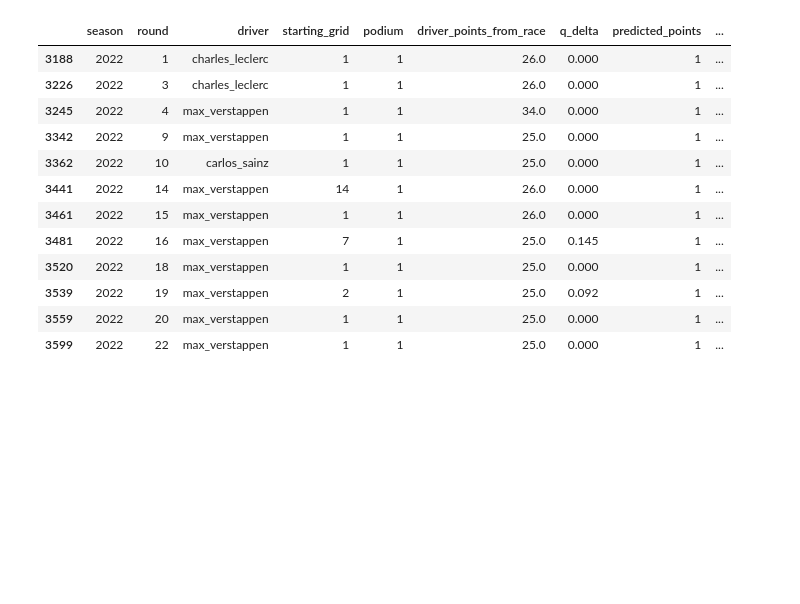
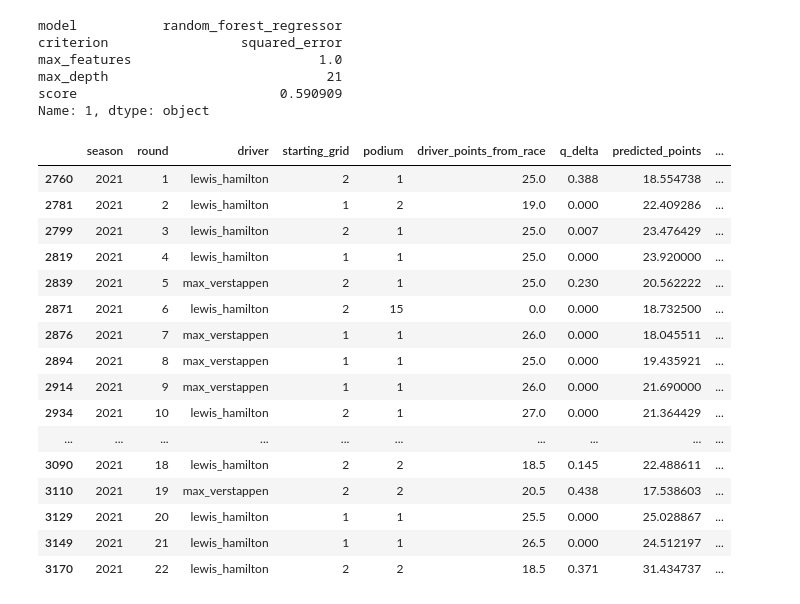
Before and after one commit to ollyjc99/f1-analytics, a Jupyter notebook: data modelling/predictions/RFR.ipynb, the cells around one changed output. Cells and saved outputs as stored; diff of their text form; code cells hidden in the pictures; blank space fills up the shorter version.

Commit message:
Testing predictions

```diff
--- a/data modelling/predictions/RFR.ipynb
+++ b/data modelling/predictions/RFR.ipynb
@@ -34,10 +35,7 @@ scaler = StandardScaler()
 
 X_train = train.drop([
         'season', 'round',
-        'podium',
-        'driver_points_from_race',
-        'constructor_points_from_race',
-        'driver_points_before_race'], axis=1)
+        'podium','driver_points_from_race'], axis=1)
 X_train = pd.DataFrame(scaler.fit_transform(X_train), columns=X_train.columns)
 
 y_train = np.asarray(train.driver_points_from_race.values)
@@ -67,10 +65,7 @@ def get_predictions(X_train, y_train, model):
         test = df[(df.season == N) & (df['round'] == circuit)]
         X_test = test.drop([
             'season', 'round',
-            'podium',
-            'driver_points_from_race',
-            'constructor_points_from_race',
-            'driver_points_before_race'], axis=1)
+            'podium','driver_points_from_race'], axis=1)
         y_test = test.driver_points_from_race
 
         #scaling
@@ -83,8 +78,8 @@ def get_predictions(X_train, y_train, model):
         prediction_df['predicted_winner'] = prediction_df.predicted_points.map(lambda x: 1 if x == prediction_df.predicted_points.max() else 0)
         prediction_df['actual_winner'] = prediction_df.actual_points.map(lambda x: 1 if x == prediction_df.actual_points.max() else 0)
 
-        points += list(prediction_df.predicted_winner.values)
-        winners += list(prediction_df.predicted_points.values)
+        points += list(prediction_df.predicted_points.values)
+        winners += list(prediction_df.predicted_winner.values)
 
         # Retrain model
         X_train = pd.concat([X_train, X_test])
@@ -97,39 +101,48 @@ def get_predictions(X_train, y_train, model):
+# %%
+params = parameters.iloc[1]
+criterion = params.criterion
+max_features = params.max_features
+max_depth = params.max_depth
+
+params
+# %% [output]
+model           random_forest_regressor
+criterion                 squared_error
+max_features                        1.0
+max_depth                            21
+score                          0.590909
+Name: 1, dtype: object
 # %%
 # Random Forest Regressor
 
 test = processed.copy()
 test = test[['season', 'round', 'driver', 'starting_grid', 'podium', 'driver_points_from_race', 'q_delta']].query('season ==@N')
 
-params={'criterion': ['squared_error'],
-        'max_features': [1.0],
-        'max_depth': [7]
-        }
+model_params = (criterion, max_features, max_depth)
+model = RandomForestRegressor(criterion=criterion, max_features=max_features, max_depth=max_depth)
+model.fit(X_train, y_train)
 
-for criterion in params['criterion']:
-    for max_features in params['max_features']:
-        for max_depth in params['max_depth']:
+points, winner = get_predictions(X_train, y_train, model)
 
-            model_params = (criterion, max_features, max_depth)
-            model = RandomForestRegressor(criterion=criterion, max_features=max_features, max_depth=max_depth)
-            model.fit(X_train, y_train)
-
-            points, winner = get_predictions(X_train, y_train, model)
-
-            test['predicted_points'] = points
-            test['predicted_winner'] = winner
+test['predicted_points'] = points
+test['predicted_winner'] = winner
 # %%
-test.query('predicted_points == 1 & podium == 1')
+test.query('predicted_winner == 1')
 # %% [output]
 |  | season | round | driver | starting_grid | podium | driver_points_from_race | q_delta | predicted_points | ... |
-| 3188 | 2022 | 1 | charles_leclerc | 1 | 1 | 26.0 | 0.000 | 1 | ... |
-| 3226 | 2022 | 3 | charles_leclerc | 1 | 1 | 26.0 | 0.000 | 1 | ... |
-| 3245 | 2022 | 4 | max_verstappen | 1 | 1 | 34.0 | 0.000 | 1 | ... |
-| 3342 | 2022 | 9 | max_verstappen | 1 | 1 | 25.0 | 0.000 | 1 | ... |
-| 3362 | 2022 | 10 | carlos_sainz | 1 | 1 | 25.0 | 0.000 | 1 | ... |
-| 3441 | 2022 | 14 | max_verstappen | 14 | 1 | 26.0 | 0.000 | 1 | ... |
-| 3461 | 2022 | 15 | max_verstappen | 1 | 1 | 26.0 | 0.000 | 1 | ... |
-| 3481 | 2022 | 16 | max_verstappen | 7 | 1 | 25.0 | 0.145 | 1 | ... |
-| 3520 | 2022 | 18 | max_verstappen | 1 | 1 | 25.0 | 0.000 | 1 | ... |
-| 3539 | 2022 | 19 | max_verstappen | 2 | 1 | 25.0 | 0.092 | 1 | ... |
-| 3559 | 2022 | 20 | max_verstappen | 1 | 1 | 25.0 | 0.000 | 1 | ... |
-| 3599 | 2022 | 22 | max_verstappen | 1 | 1 | 25.0 | 0.000 | 1 | ... |
+| 2760 | 2021 | 1 | lewis_hamilton | 2 | 1 | 25.0 | 0.388 | 18.554738 | ... |
+| 2781 | 2021 | 2 | lewis_hamilton | 1 | 2 | 19.0 | 0.000 | 22.409286 | ... |
+| 2799 | 2021 | 3 | lewis_hamilton | 2 | 1 | 25.0 | 0.007 | 23.476429 | ... |
+| 2819 | 2021 | 4 | lewis_hamilton | 1 | 1 | 25.0 | 0.000 | 23.920000 | ... |
+| 2839 | 2021 | 5 | max_verstappen | 2 | 1 | 25.0 | 0.230 | 20.562222 | ... |
+| 2871 | 2021 | 6 | lewis_hamilton | 2 | 15 | 0.0 | 0.000 | 18.732500 | ... |
+| 2876 | 2021 | 7 | max_verstappen | 1 | 1 | 26.0 | 0.000 | 18.045511 | ... |
+| 2894 | 2021 | 8 | max_verstappen | 1 | 1 | 25.0 | 0.000 | 19.435921 | ... |
+| 2914 | 2021 | 9 | max_verstappen | 1 | 1 | 26.0 | 0.000 | 21.690000 | ... |
+| 2934 | 2021 | 10 | lewis_hamilton | 2 | 1 | 27.0 | 0.000 | 21.364429 | ... |
+| ... | ... | ... | ... | ... | ... | ... | ... | ... | ... |
+| 3090 | 2021 | 18 | lewis_hamilton | 2 | 2 | 18.5 | 0.145 | 22.488611 | ... |
+| 3110 | 2021 | 19 | max_verstappen | 2 | 2 | 20.5 | 0.438 | 17.538603 | ... |
+| 3129 | 2021 | 20 | lewis_hamilton | 1 | 1 | 25.5 | 0.000 | 25.028867 | ... |
+| 3149 | 2021 | 21 | lewis_hamilton | 1 | 1 | 26.5 | 0.000 | 24.512197 | ... |
+| 3170 | 2021 | 22 | lewis_hamilton | 2 | 2 | 18.5 | 0.371 | 31.434737 | ... |
```
Also changed, not shown: parts of 4 cells of this notebook, 1 other file.
